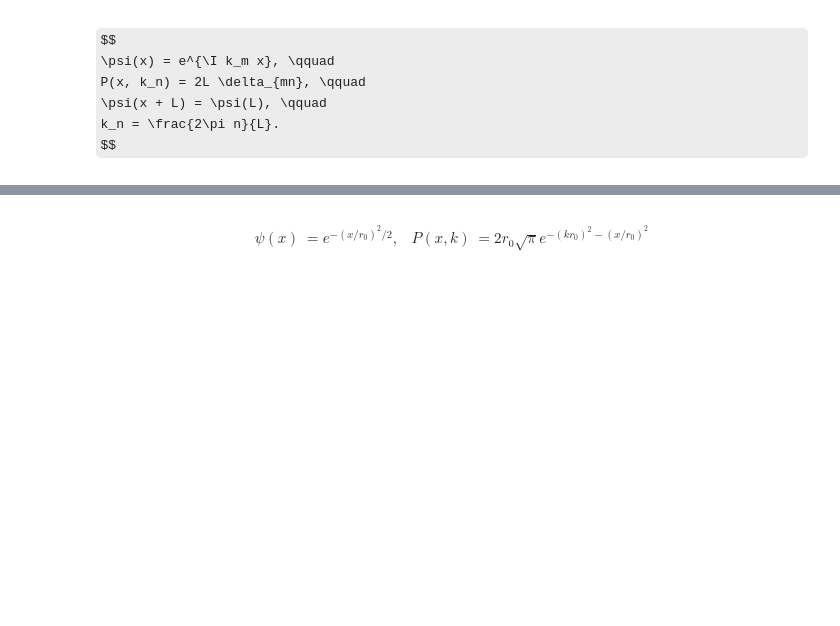
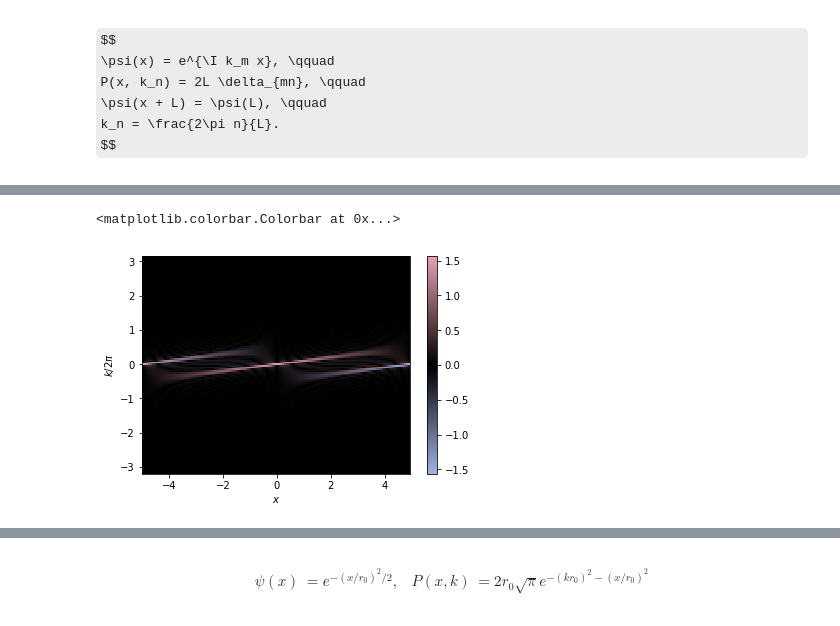
Before and after one commit to mforbes/mmfutils, a Jupyter notebook: doc/Wigner Ville.ipynb, the cells around one changed output, grey strips where cells are left out. Drawn from its saved outputs; the diff is of its cells as text; code cells hidden in the pictures; some formulas as TeX source; blank space fills up the shorter version.

```diff
--- a/doc/Wigner Ville.ipynb
+++ b/doc/Wigner Ville.ipynb
@@ -114,15 +136,18 @@ $$
 # %%
 m = 1
 w = 2*np.pi*m/L
-psi = np.exp(1j*w*x)
+psi = np.exp(1j*w*x**2/2)
 ws, P = wigner.wigner_ville(psi, dt=dx, skip=1, pad=False)
 P_exact = np.zeros_like(P)
 P_exact[:, N//2 + m] = 2*L
 
 #assert np.allclose(P, P_exact)
-imcontourf(x, ws/2*np.pi, P, interpolation='none', diverging=True)
+imcontourf(x, ws/(2*np.pi), P, interpolation='none', diverging=True)
 plt.xlabel('$x$');plt.ylabel(r'$k/2\pi$')
 plt.colorbar()
+# %% [output]
+<matplotlib.colorbar.Colorbar at 0x...>
+[figure, added]
 # %%
 m = 1
 w = 2*np.pi*m/L
```
Also changed, not shown: parts of 11 cells of this notebook, 5 other files.
